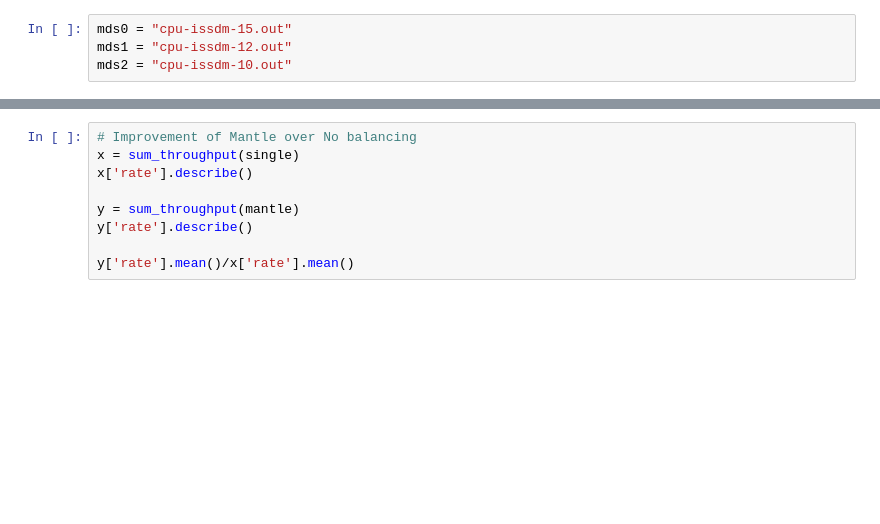
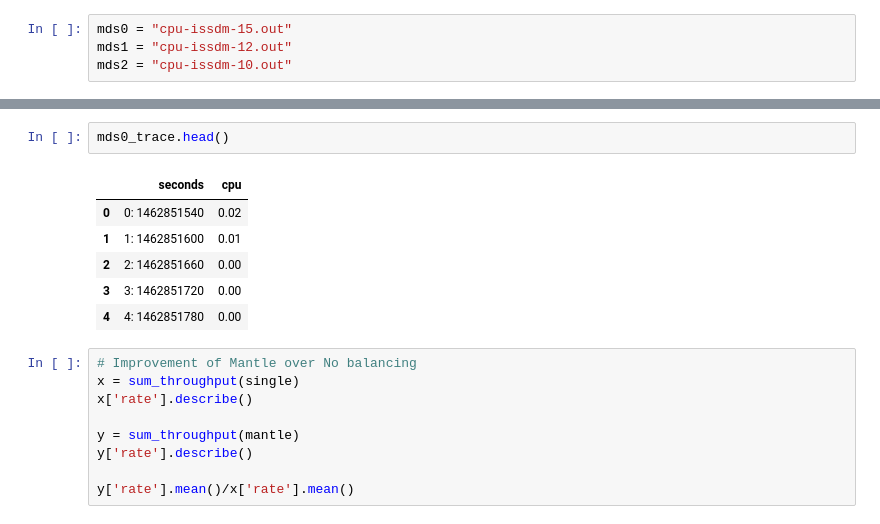
Before and after one commit to michaelsevilla/malacology-popper, a Jupyter notebook: experiments/mds-zlog-seq-migrate/results/visualize.ipynb, the cells around one changed output, grey strips where cells are left out. Drawn from its saved outputs; the diff is of its cells as text; blank space fills up the shorter version.

```diff
--- a/experiments/mds-zlog-seq-migrate/results/visualize.ipynb
+++ b/experiments/mds-zlog-seq-migrate/results/visualize.ipynb
@@ -118,3 +122,12 @@ plt.savefig('mantle-cpu-utilization.png', dpi=300, bbox_inches='tight')
+# %%
+mds0_trace.head()
+# %% [output]
+|  | seconds | cpu |
+| 0 | 0: 1462851540 | 0.02 |
+| 1 | 1: 1462851600 | 0.01 |
+| 2 | 2: 1462851660 | 0.00 |
+| 3 | 3: 1462851720 | 0.00 |
+| 4 | 4: 1462851780 | 0.00 |
 # %%
 # Improvement of Mantle over No balancing
 x = sum_throughput(single)
```
Also changed, not shown: parts of 2 cells of this notebook, 5 other files.
